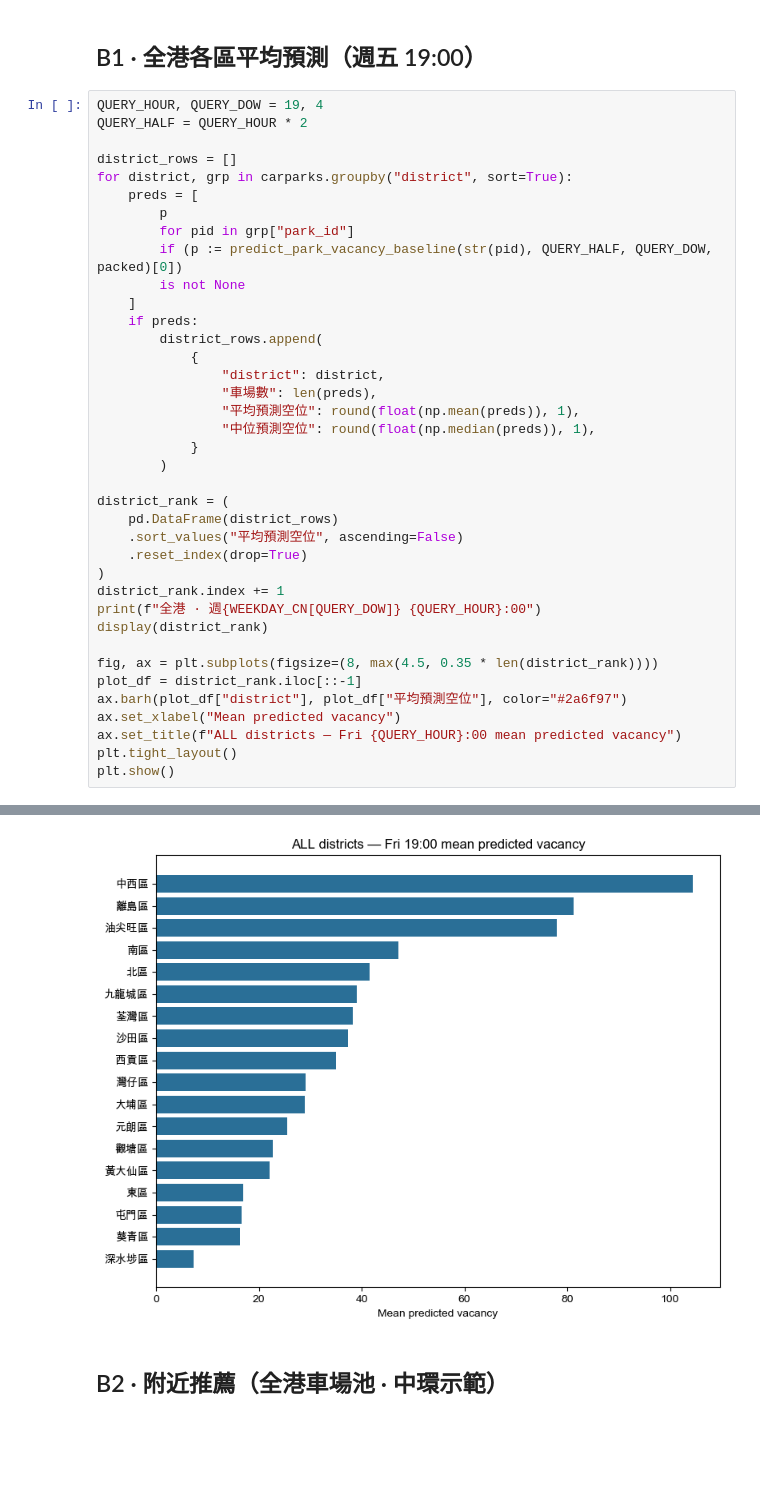
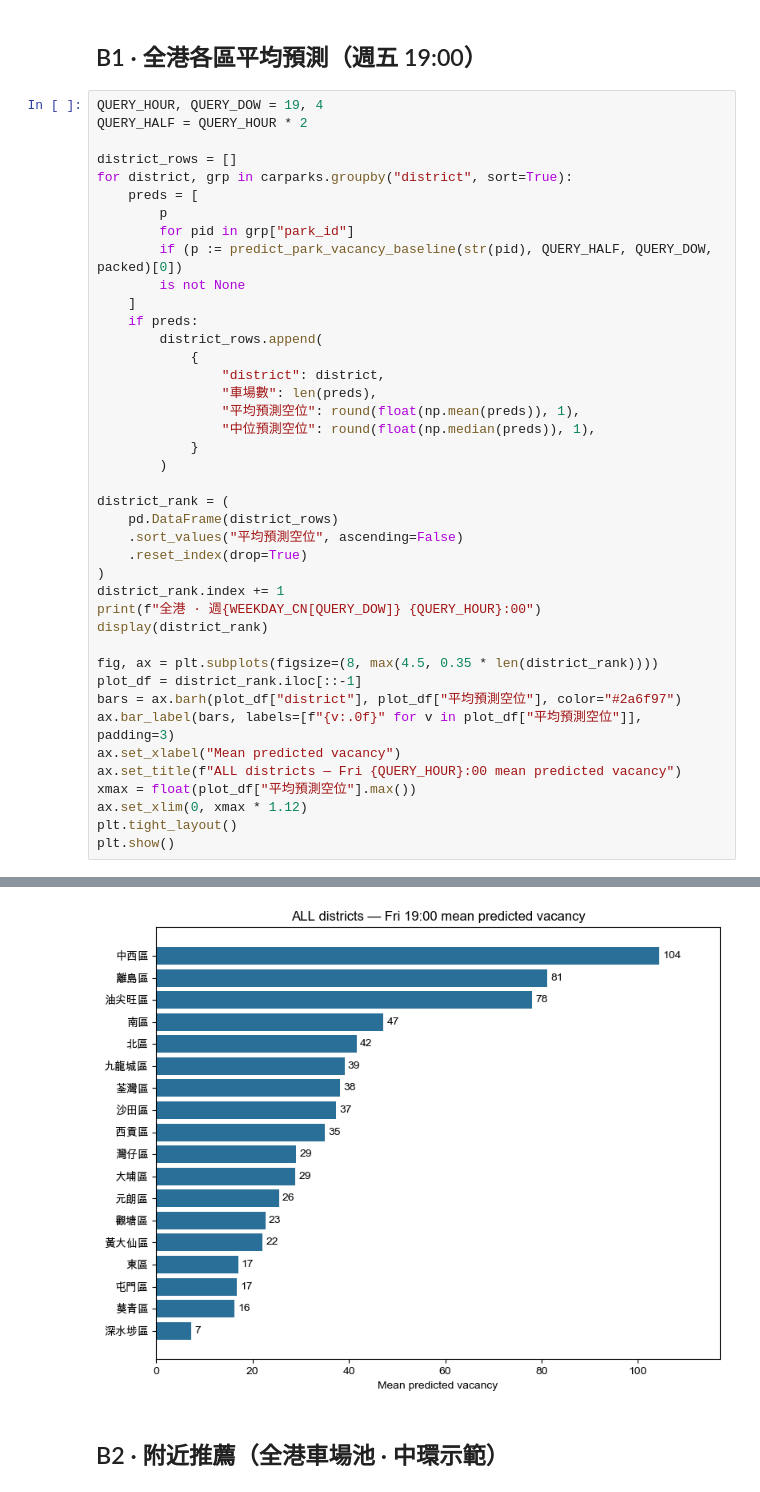
Before and after one commit to keithlky1992/hk-parking-vacancy-prediction, a Jupyter notebook: explore_api_zh.ipynb, the cells around one changed output, grey strips where cells are left out. Drawn from its saved outputs; the diff is of its cells as text; blank space fills up the shorter version.

```diff
--- a/explore_api_zh.ipynb
+++ b/explore_api_zh.ipynb
@@ -430,35 +446,38 @@ district_rank = (
 )
 district_rank.index += 1
 print(f"全港 · 週{WEEKDAY_CN[QUERY_DOW]} {QUERY_HOUR}:00")
 display(district_rank)
 
 fig, ax = plt.subplots(figsize=(8, max(4.5, 0.35 * len(district_rank))))
 plot_df = district_rank.iloc[::-1]
-ax.barh(plot_df["district"], plot_df["平均預測空位"], color="#2a6f97")
+bars = ax.barh(plot_df["district"], plot_df["平均預測空位"], color="#2a6f97")
+ax.bar_label(bars, labels=[f"{v:.0f}" for v in plot_df["平均預測空位"]], padding=3)
 ax.set_xlabel("Mean predicted vacancy")
 ax.set_title(f"ALL districts — Fri {QUERY_HOUR}:00 mean predicted vacancy")
+xmax = float(plot_df["平均預測空位"].max())
+ax.set_xlim(0, xmax * 1.12)
 plt.tight_layout()
 plt.show()
 # %% [output]
 全港 · 週五 19:00
 |  | district | 車場數 | 平均預測空位 | 中位預測空位 |
 | 1 | 中西區 | 10 | 104.5 | 57.5 |
 | 2 | 離島區 | 17 | 81.2 | 23.9 |
 | 3 | 油尖旺區 | 14 | 78.0 | 25.7 |
 | 4 | 南區 | 17 | 47.2 | 11.8 |
 | 5 | 北區 | 26 | 41.6 | 12.4 |
 | 6 | 九龍城區 | 17 | 39.1 | 19.0 |
 | 7 | 荃灣區 | 18 | 38.2 | 9.7 |
 | 8 | 沙田區 | 49 | 37.3 | 23.8 |
 | 9 | 西貢區 | 40 | 35.0 | 23.9 |
 | 10 | 灣仔區 | 12 | 29.1 | 19.8 |
 | ... | ... | ... | ... | ... |
 | 14 | 黃大仙區 | 37 | 22.1 | 23.6 |
 | 15 | 東區 | 31 | 17.0 | 9.8 |
 | 16 | 屯門區 | 29 | 16.7 | 15.3 |
 | 17 | 葵青區 | 33 | 16.3 | 11.2 |
 | 18 | 深水埗區 | 32 | 7.3 | 3.1 |
-[figure, old version]
+[figure, new version]
 # %% [markdown]
 ## B2 · 附近推薦（全港車場池 · 中環示範）
 # %%
```
Also changed, not shown: parts of 6 cells of this notebook, 6 other files.
